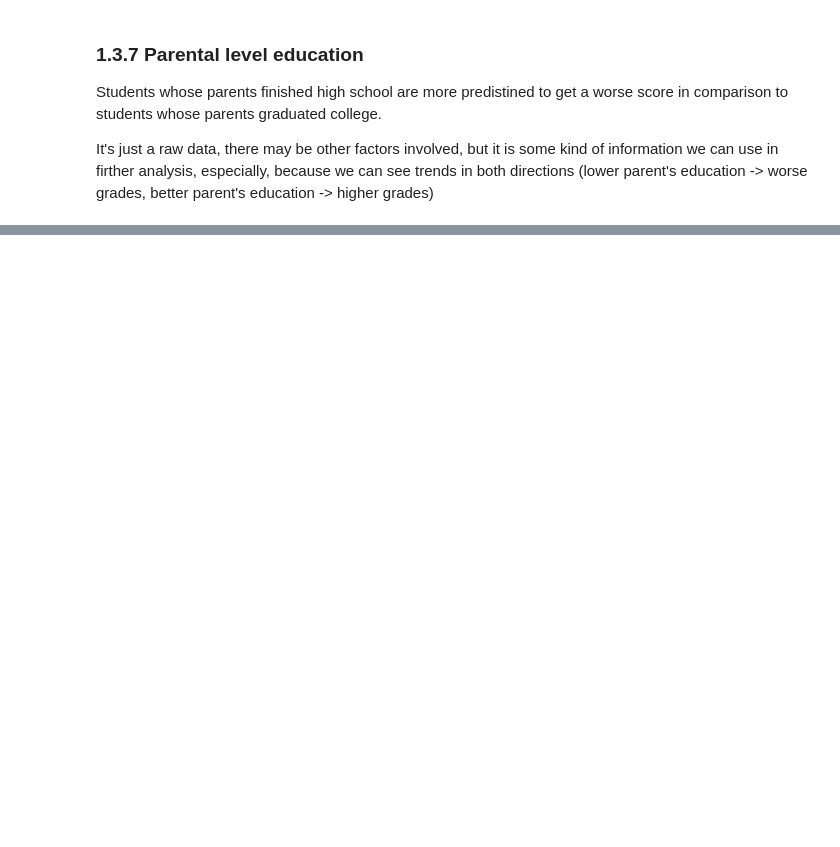
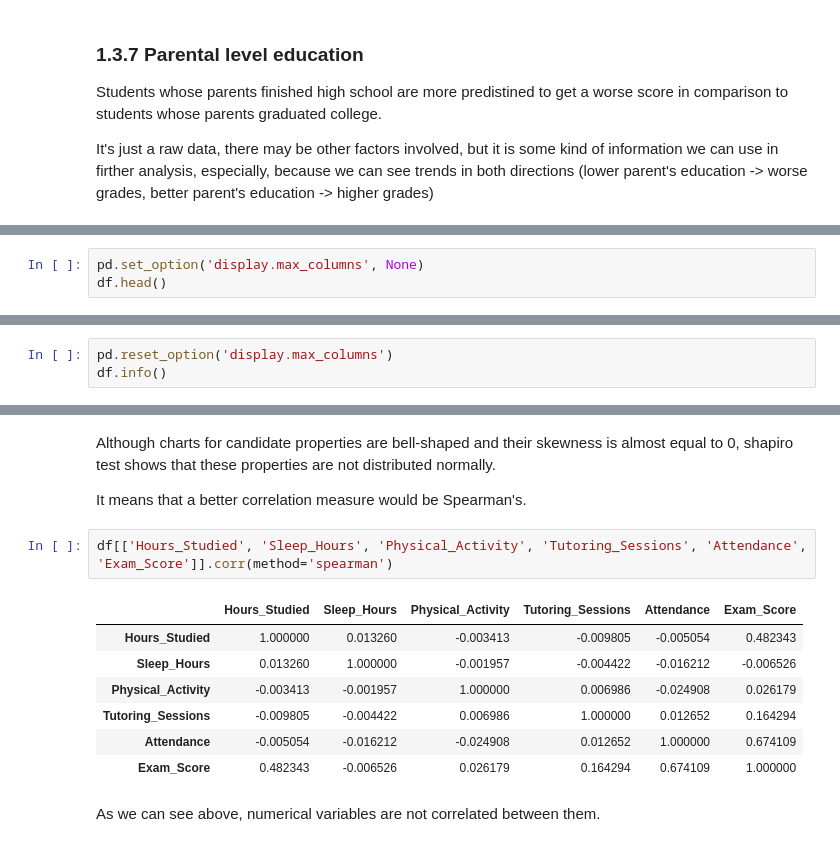
Before and after one commit to PawelG-WWA/learning-features, a Jupyter notebook: PROW_pd4484.ipynb, the cells around one changed output, grey strips where cells are left out. Cells and saved outputs as stored; diff of their text form; blank space fills up the shorter version.

Commit message:
Excluded pearson's correlation indicator in favor of Spearman

```diff
--- a/PROW_pd4484.ipynb
+++ b/PROW_pd4484.ipynb
@@ -528,0 +537,3 @@ The default of observed=False is deprecated and will be changed to True in a fut
+# %%
+pd.set_option('display.max_columns', None)
+df.head()
@@ -528,0 +547,3 @@ The default of observed=False is deprecated and will be changed to True in a fut
+# %%
+pd.reset_option('display.max_columns')
+df.info()
@@ -528,0 +618,16 @@ The default of observed=False is deprecated and will be changed to True in a fut
+# %% [markdown]
+Although charts for candidate properties are bell-shaped and their skewness is almost equal to 0, shapiro test shows that these properties are not distributed normally.
+
+It means that a better correlation measure would be Spearman's.
+# %%
+df[['Hours_Studied', 'Sleep_Hours', 'Physical_Activity', 'Tutoring_Sessions', 'Attendance', 'Exam_Score']].corr(method='spearman')
+# %% [output]
+|  | Hours_Studied | Sleep_Hours | Physical_Activity | Tutoring_Sessions | Attendance | Exam_Score |
+| Hours_Studied | 1.000000 | 0.013260 | -0.003413 | -0.009805 | -0.005054 | 0.482343 |
+| Sleep_Hours | 0.013260 | 1.000000 | -0.001957 | -0.004422 | -0.016212 | -0.006526 |
+| Physical_Activity | -0.003413 | -0.001957 | 1.000000 | 0.006986 | -0.024908 | 0.026179 |
+| Tutoring_Sessions | -0.009805 | -0.004422 | 0.006986 | 1.000000 | 0.012652 | 0.164294 |
+| Attendance | -0.005054 | -0.016212 | -0.024908 | 0.012652 | 1.000000 | 0.674109 |
+| Exam_Score | 0.482343 | -0.006526 | 0.026179 | 0.164294 | 0.674109 | 1.000000 |
+# %% [markdown]
+As we can see above, numerical variables are not correlated between them.
```
Also changed, not shown: parts of 13 cells of this notebook.
